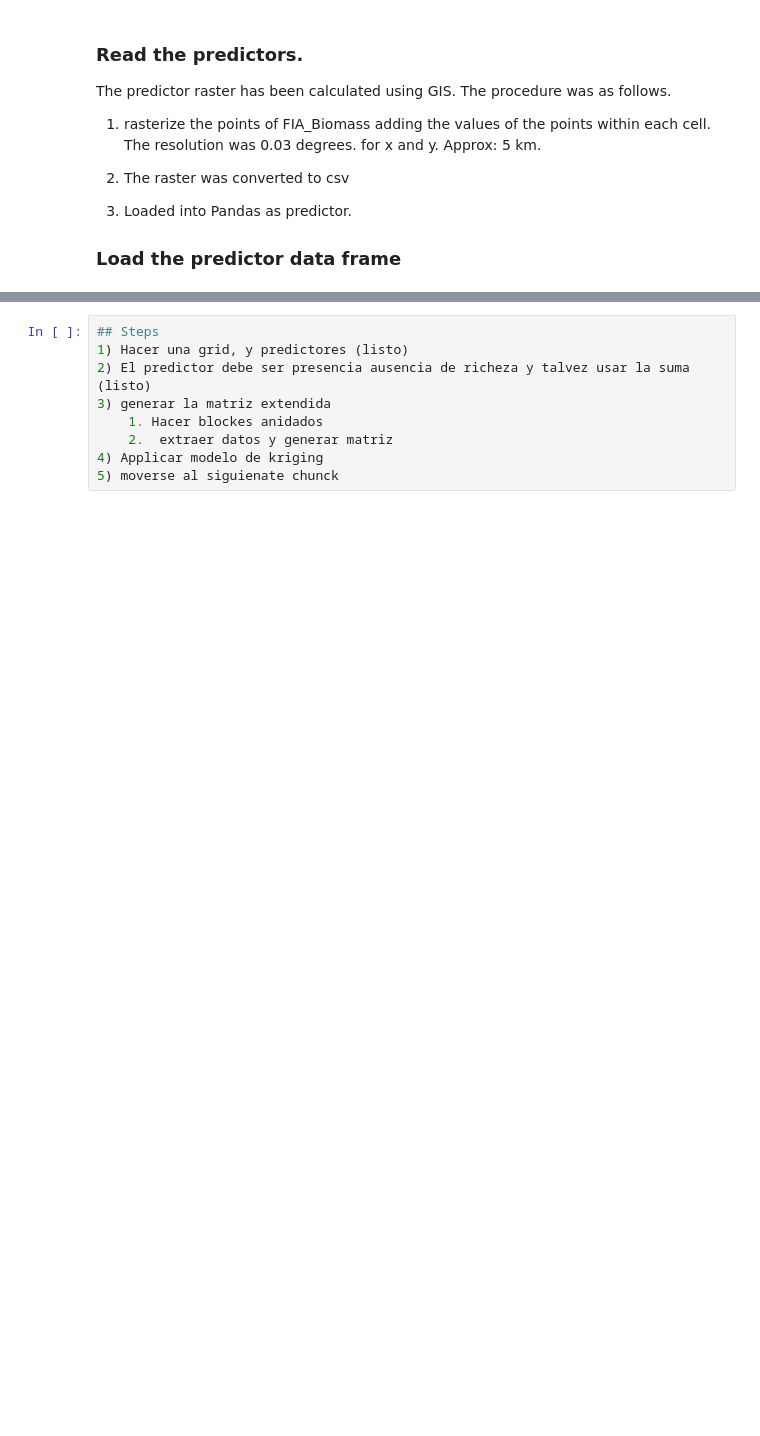
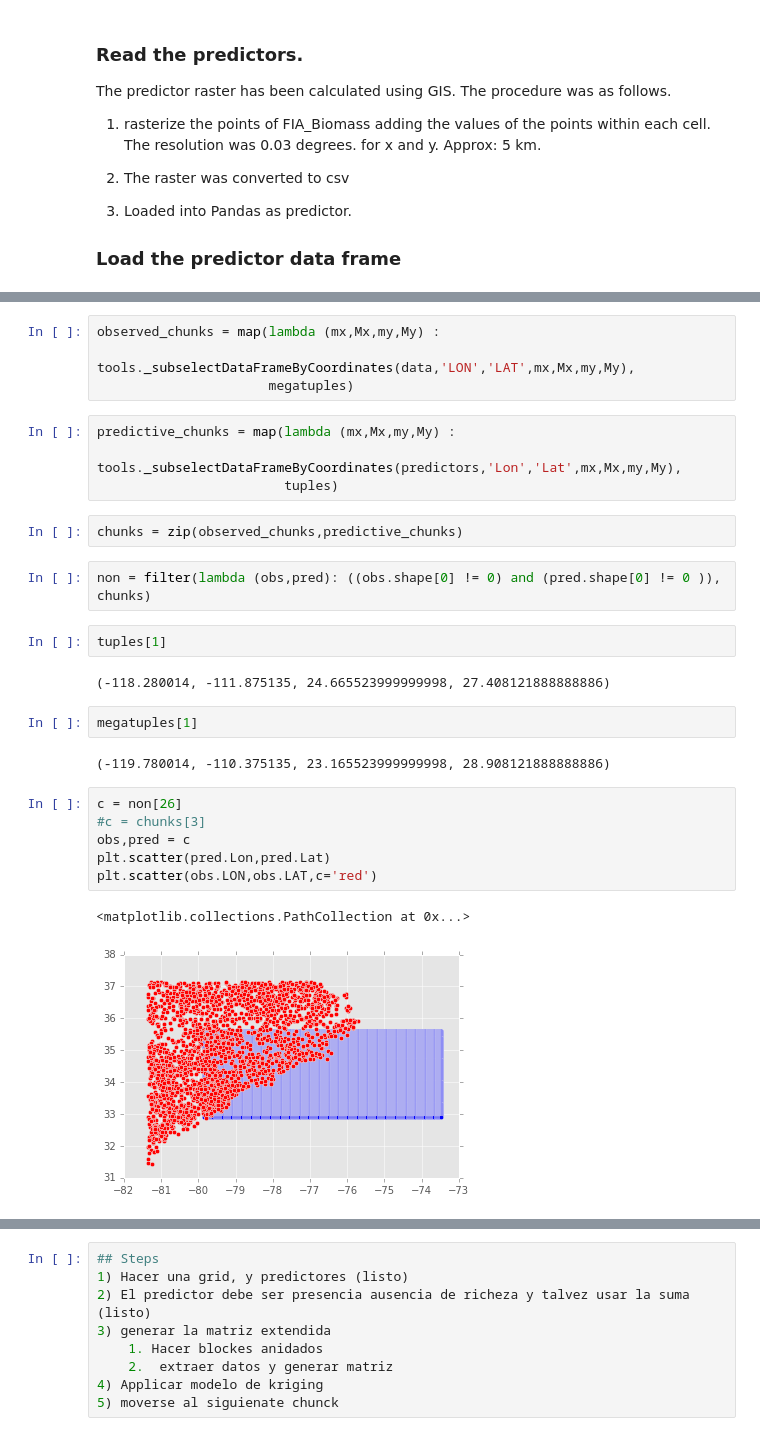
Before and after one commit to molgor/spystats, a Jupyter notebook: notebooks/demo/Kriging_with_a_given_model.ipynb, the cells around one changed output, grey strips where cells are left out. Cells and saved outputs as stored; diff of their text form; blank space fills up the shorter version.

```diff
--- a/notebooks/demo/Kriging_with_a_given_model.ipynb
+++ b/notebooks/demo/Kriging_with_a_given_model.ipynb
@@ -265,0 +265,29 @@ plt.scatter(pred_section.Lon,pred_section.Lat,c=Sx, s=100)
+# %%
+observed_chunks = map(lambda (mx,Mx,my,My) :
+                      tools._subselectDataFrameByCoordinates(data,'LON','LAT',mx,Mx,my,My),
+                      megatuples)
+# %%
+predictive_chunks = map(lambda (mx,Mx,my,My) :
+                        tools._subselectDataFrameByCoordinates(predictors,'Lon','Lat',mx,Mx,my,My),
+                        tuples)
+# %%
+chunks = zip(observed_chunks,predictive_chunks)
+# %%
+non = filter(lambda (obs,pred): ((obs.shape[0] != 0) and (pred.shape[0] != 0 )), chunks)
+# %%
+tuples[1]
+# %% [output]
+(-118.280014, -111.875135, 24.665523999999998, 27.408121888888886)
+# %%
+megatuples[1]
+# %% [output]
+(-119.780014, -110.375135, 23.165523999999998, 28.908121888888886)
+# %%
+c = non[26]
+#c = chunks[3]
+obs,pred = c
+plt.scatter(pred.Lon,pred.Lat)
+plt.scatter(obs.LON,obs.LAT,c='red')
+# %% [output]
+<matplotlib.collections.PathCollection at 0x...>
+[figure, added]
```
Also changed, not shown: parts of 79 cells of this notebook, 1 other file.
